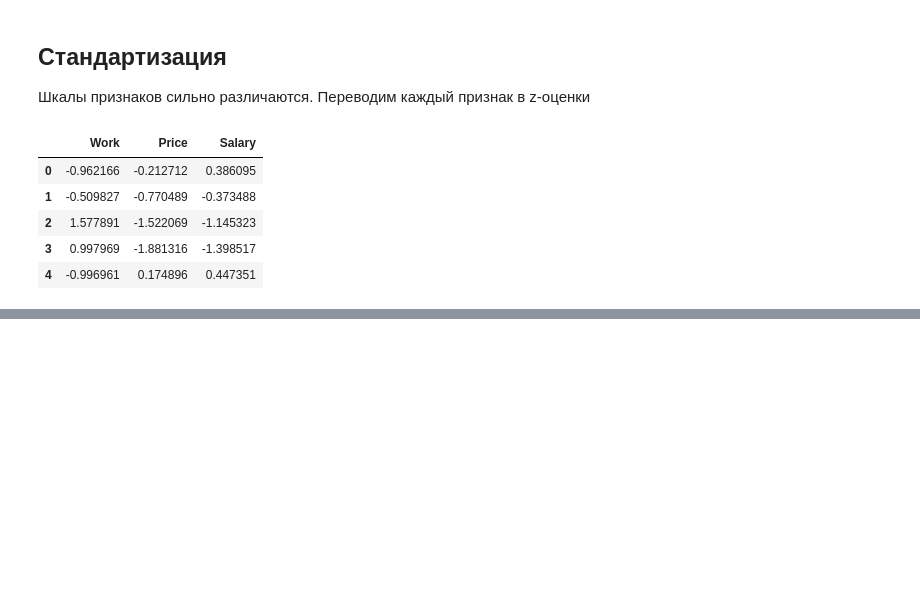
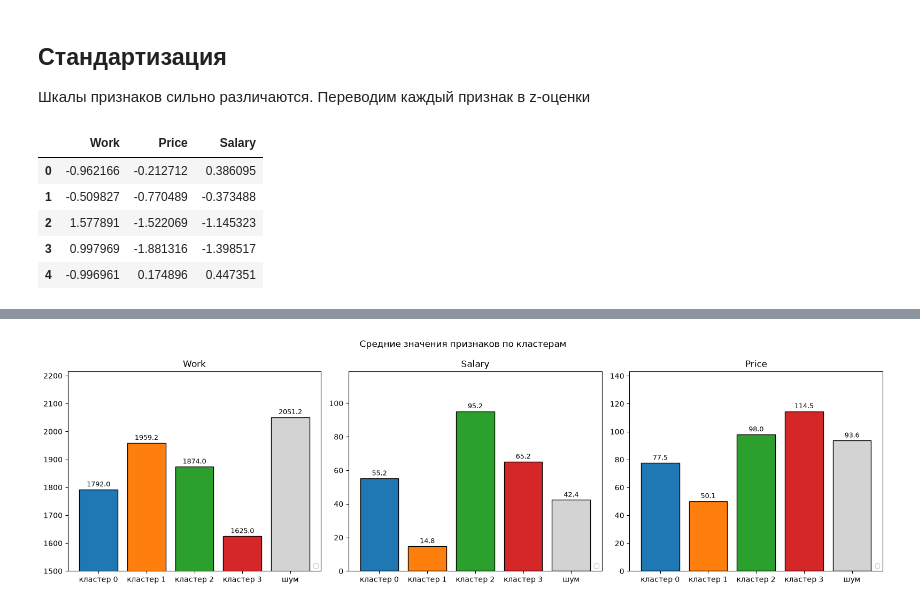
Before and after one commit to TyukovDanya/Analytics_Python_2026, a Jupyter notebook: cities_clustering_lab3.ipynb, the cells around one changed output, grey strips where cells are left out. Saved outputs shown, nothing was run; the diff lists cells and outputs as text; code cells hidden in the pictures; blank space fills up the shorter version.

```diff
--- a/cities_clustering_lab3.ipynb
+++ b/cities_clustering_lab3.ipynb
@@ -350,0 +294,20 @@ k = 5, silhouette = 0.369
+# %%
+groups = list(ids) + [-1]
+names = [f"кластер {c}" for c in ids] + ["шум"]
+COLORS = plt.get_cmap("tab10")
+colors = [COLORS(c) for c in ids] + ["lightgrey"]
+means = df.groupby("cluster")[["Work", "Salary", "Price"]].mean().loc[groups]
+
+fig, axes = plt.subplots(1, 3, figsize=(16, 4.8))
+for ax, f in zip(axes, ["Work", "Salary", "Price"]):
+    bars = ax.bar(names, means[f], color=colors, edgecolor="k")
+    for b, v in zip(bars, means[f]):
+        ax.annotate(f"{v:.1f}", (b.get_x() + b.get_width() / 2, v),
+                    ha="center", va="bottom", fontsize=9, xytext=(0, 2), textcoords="offset points")
+    ax.set_ylim(0, means[f].max() * 1.25)
+    ax.set_title(f); ax.legend(fontsize=8, loc="lower right")
+axes[0].set_ylim(1500, means["Work"].max() * 1.08)
+plt.suptitle("Средние значения признаков по кластерам")
+plt.tight_layout(); plt.show()
+# %% [output]
+[figure, added]
```
Also changed, not shown: parts of 41 cells of this notebook.
